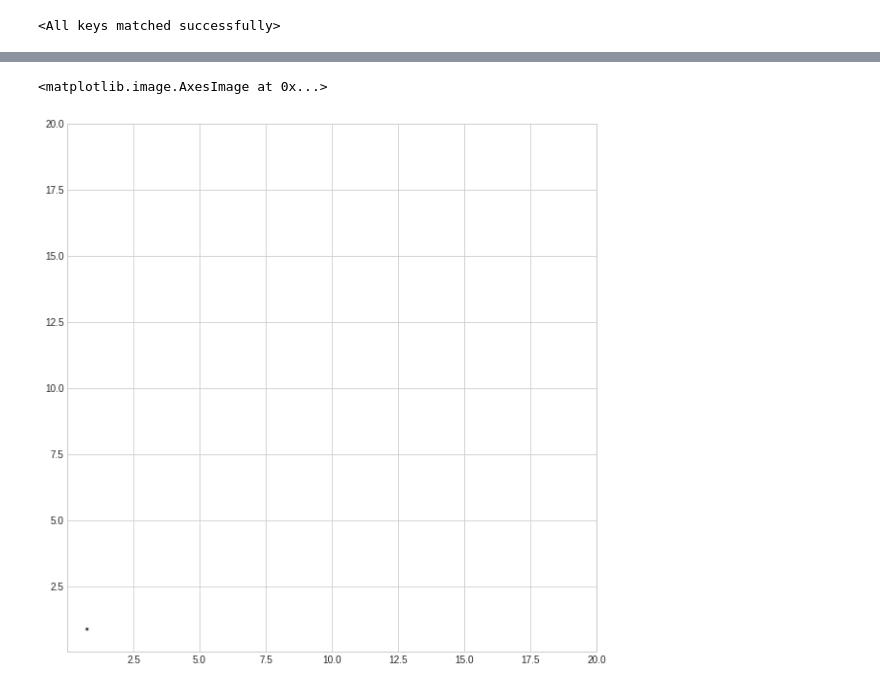
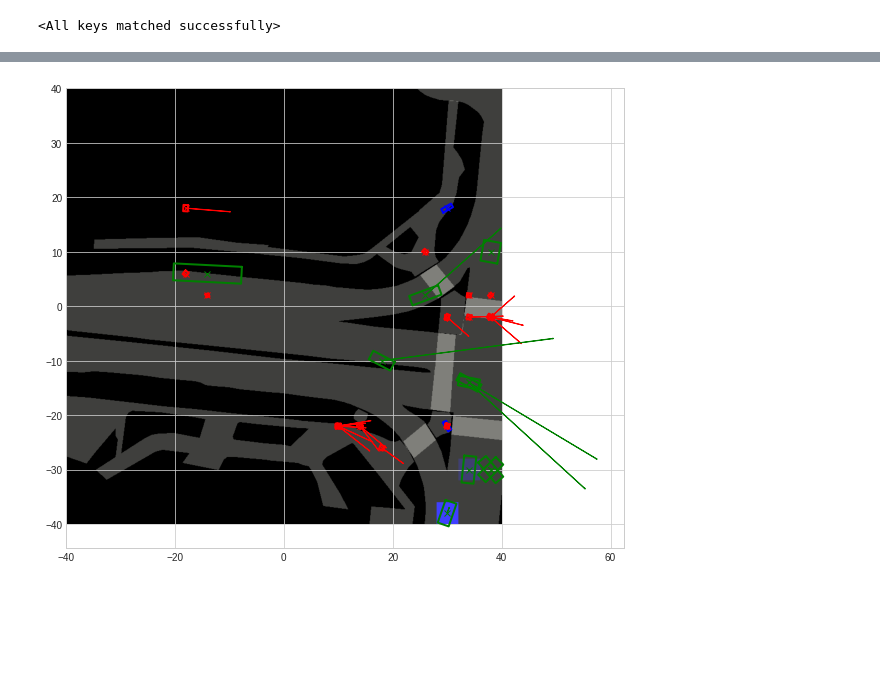
Before and after one commit to Abracadabra0/ATISS-Traffic, a Jupyter notebook: visualize.ipynb, the cells around one changed output, grey strips where cells are left out. Drawn from its saved outputs; the diff is of its cells as text; code cells hidden in the pictures; blank space fills up the shorter version.

Commit message:
best

```diff
--- a/visualize.ipynb
+++ b/visualize.ipynb
@@ -29,27 +29,15 @@ model = AutoregressiveTransformer(feature_extractor)
 model.load_state_dict(torch.load('./ckpts/best'))
 # %% [output]
 <All keys matched successfully>
-# %%
-plt.ion()
-# np.random.seed(0)
-# torch.manual_seed(0)
-dataset = NuScenesDataset("/media/yifanlin/My Passport/data/nuScene-processed", train=True)
-axes_limit = 40
-cat2color = {1: 'red', 2: 'blue', 3: 'green'}
-feature_extractor = ResNet18(4, 512)
-model = AutoregressiveTransformer(feature_extractor)
-model.load_state_dict(torch.load('./ckpts/best'))
+# %%
+data = dataset[0]
+input_data, length, _ = collate_train([data])
+for k in data:
+    data[k] = input_data[k].squeeze(0).numpy()
 # %%
 condition = {
-    "category": 1,  # int
+    "category": None,  # int
     "location": None,  # (1, 2)
     "bbox": None,  # (1, 2), (1, 1)
     "velocity": None  # (1, 1), (1, 1), (1, 1)
 }
-# %%
-condition = {
-    "category": 3,  # int
-    "location": None,  # (1, 2)
-    "bbox": None,  # (1, 2), (1, 1)
-    "velocity": None  # (1, 1), (1, 1), (1, 1)
-}
@@ -63,8 +49,13 @@ if category != 0:
     preds['location'] = np.array([preds['location'] // 20, preds['location'] % 20]) * 4 - 40 + 2
     data['category'] = np.concatenate([data['category'], np.array([preds['category']])], axis=0)
     data['location'] = np.concatenate([data['location'], preds['location'].reshape(1, -1)], axis=0)
-    data['bbox'] = np.concatenate([data['bbox'], np.concatenate([preds['bbox']['wl'], np.array([preds['bbox']['theta']])], axis=0).reshape(1, -1)], axis=0)
-    data['velocity'] = np.concatenate([data['velocity'], np.array([[preds['velocity']['s'] * preds['velocity']['moving'], preds['velocity']['omega']]])], axis=0)
+    data['bbox'] = np.concatenate([data['bbox'], np.concatenate([preds['wl'], np.array([preds['theta']])], axis=0).reshape(1, -1)], axis=0)
+    data['velocity'] = np.concatenate([data['velocity'], np.array([[preds['s'] * preds['moving'], preds['omega']]])], axis=0)
+    idx = list(range(len(data['category'])))
+    idx.sort(key=lambda i: (-data['location'][i, 1], data['location'][i, 0]))
+    for k in ['category', 'location', 'bbox', 'velocity']:
+        data[k] = data[k][idx]
+
     input_data = {}
     input_data['category'] = torch.tensor(data['category'])
     for k in ['location', 'bbox', 'velocity', 'map']:
@@ -79,32 +70,31 @@ grid = np.meshgrid(np.arange(-axes_limit, axes_limit, 4), np.flip(np.arange(-axe
 grid = np.stack(grid, axis=-1)
 grid = (grid + 40) // 4
 grid = grid[..., 0] * 20 + grid[..., 1]
 prob_map = np.exp(probs['location'].log_prob(torch.tensor(grid)).numpy())
 prob_map /= prob_map.sum()
 prob_map = np.kron(prob_map, np.ones((40, 40)))
 map_layers[..., 2] += prob_map
 map_layers[..., 2] /= map_layers[..., 2].max()
 ax.imshow(map_layers, extent=[-axes_limit, axes_limit, -axes_limit, axes_limit])
 for i in range(length.item()):
     if data['category'][i] != 0:
         color = cat2color[data['category'][i]]
         loc = data['location'][i]
         ax.plot(loc[0], loc[1], 'x', color=color)
         w, l, theta = data['bbox'][i]
         corners = np.array([[l / 2, w / 2],
                             [-l / 2, w / 2],
                             [-l / 2, -w / 2],
                             [l / 2, -w / 2],
                             [l / 2, w / 2]])
         rotation = np.array([[np.cos(theta), np.sin(theta)],
                              [-np.sin(theta), np.cos(theta)]])
         corners = np.dot(corners, rotation) + loc
         ax.plot(corners[:, 0], corners[:, 1], color=color, linewidth=2)
         speed, omega = data['velocity'][i]
         rotation = np.array([[np.cos(omega), np.sin(omega)],
                              [-np.sin(omega), np.cos(omega)]])
         velocity = np.dot(np.array([speed, 0]), rotation)
         ax.arrow(loc[0], loc[1], velocity[0] * 5, velocity[1] * 5, color=color, width=0.05)
 # %% [output]
-<matplotlib.image.AxesImage at 0x...>
-[figure, old version]
+[figure, new version]
```
Also changed, not shown: parts of 8 cells of this notebook, 2 other files.
